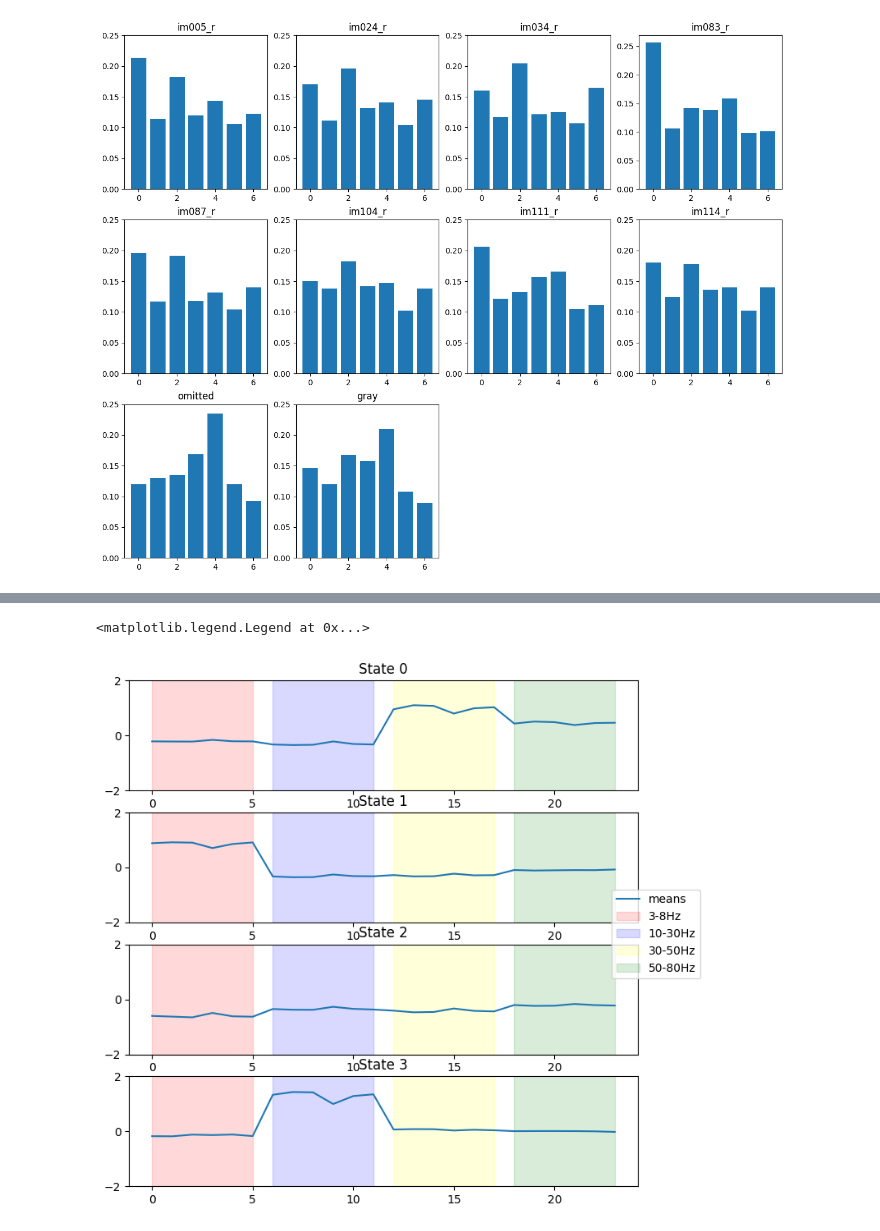
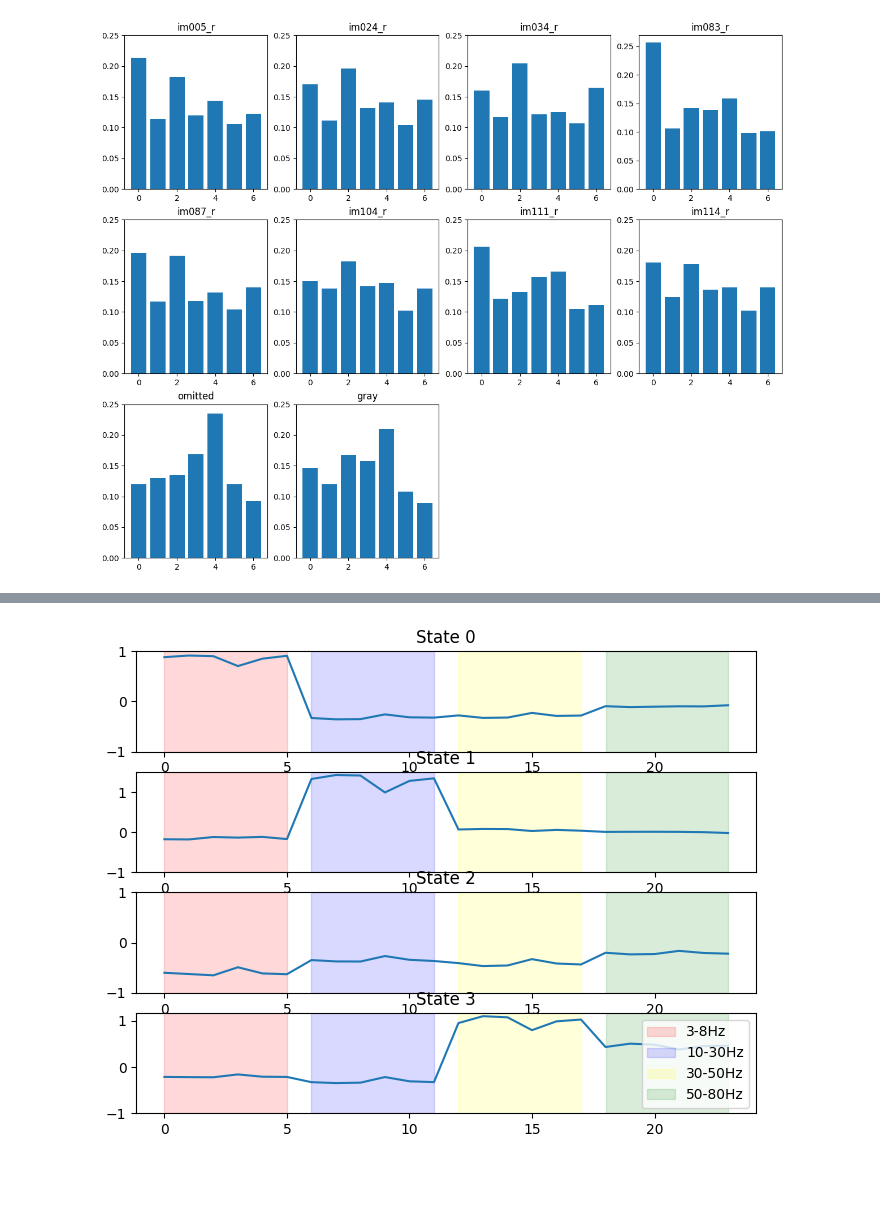
Before and after one commit to jerryjii/HMM, a Jupyter notebook: HMM_LFP.ipynb, the cells around one changed output, grey strips where cells are left out. Cells and saved outputs as stored; diff of their text form; code cells hidden in the pictures; blank space fills up the shorter version.

```diff
--- a/HMM_LFP.ipynb
+++ b/HMM_LFP.ipynb
@@ -662,21 +534,0 @@ for s_idx, s in tqdm(enumerate(all_stims)):
-# %%
-u_preds=preds[u_mask==1]
-unique, counts = np.unique(u_preds, return_counts=True)
-for i, u in enumerate(unique):
-    distribution[-1][u] += counts[i]
-d = deepcopy(distribution)
-for i in range(10):
-    d[i] = d[i]/np.sum(d[i])
-fig,axs = plt.subplots(3,4,figsize=(15,12))
-for i in range(3):
-    for j in range(4):
-        try:
-            axs[i][j].bar(np.arange(4), d[i*4+j])
-        except:
-            axs[i][j].axis('off')
-            continue
-        try:
-            axs[i][j].set_title(all_stims[i*4+j])
-        except:
-            axs[i][j].set_title('gray')
-        axs[i][j].set_yticks(np.arange(0,0.41,0.05))
@@ -687,5 +535,5 @@ for i in range(3):
 # %%
-# getting the start and end of stim block 0
+# 5x downsample
 stim_pre = session.stimulus_presentations
 stim = stim_pre[stim_pre['stimulus_name'].str.contains('Natural')]
 stim = stim[stim['stimulus_block'] == 0]
@@ -693,7 +541,7 @@ stim_times = stim.start_time.values # all the start times
 stim_ids = stim.index.values # all the stimulus ids
 start = stim.iloc[0].start_time
 end = stim.iloc[-1].end_time
-master_time = np.arange(start-0.25-0.4, end, 1/250) # 250ms b4 start to end sliced by 4ms <- sampling rate of LFP; also 400ms before stim start to avoid edge effects
+master_time = np.arange(start-0.25-1, end+1, 1/250) # 1000ms buffer on both sides
 imgs = np.unique(stim['image_name'].values)
 lfpA_slice = probeA.sel(time=master_time, method='nearest')
 lfpB_slice = probeB.sel(time=master_time, method='nearest')
@@ -731,11 +575,12 @@ for i, Wn in enumerate(Wns): # checked, same output with processing each channel
     sos = butter(N=3, Wn=Wn, fs=250, btype='bandpass', output='sos') # butterworth
     all_channels_ff = sosfiltfilt(sos, all_channels)
     all_channels_env = hilbert(all_channels_ff)
-    all_channels_env_abs = np.abs(all_channels_env)
+    all_channels_env_abs = np.abs(all_channels_env) # type: ignore
     bands[i] = all_channels_env_abs
 bands = np.reshape(bands,(4*6, len(A_chan)))
 print(bands.shape)
-bands = bands[:,100:].T
+bands = bands[:,250:-250].T
+print(bands.shape)
 bands_z = zscore(bands, axis=1)
 bands_z_0 = zscore(bands, axis=0)
 print(bands_z.shape)
@@ -1042,16 +891,16 @@ preds = model.predict(bands_z_0)
 # %%
-fig, axs=plt.subplots(len(model.means_),1,figsize=(8,8))
+fig, axs=plt.subplots(len(model.means_),1,figsize=(8,6))
 for i in range(len(model.means_)):
     axs[i].plot(model.means_[i])
-    axs[i].set_yticks(np.linspace(-2,2,3))
+    axs[i].set_yticks(np.linspace(-1.,1.,3))
     #axs[i].axhlines(0, 0, len(model.means_[i]), color='r')
     axs[i].axvspan(0, 5, alpha=0.15, color='red', label='3-8Hz')
     axs[i].axvspan(6, 11, alpha=0.15, color='blue', label='10-30Hz')
     axs[i].axvspan(12, 17, alpha=0.15, color='yellow', label='30-50Hz')
     axs[i].axvspan(18, 23, alpha=0.15, color='green', label='50-80Hz')
     axs[i].set_title(f'State {i}')
-fig.legend(['means','3-8Hz','10-30Hz','30-50Hz','50-80Hz'], loc='center right')
+    axs[i].xaxis.set_ticks([])
+plt.legend();
 # %% [output]
-<matplotlib.legend.Legend at 0x...>
-[figure, old version]
+[figure, new version]
 # %%
```
Also changed, not shown: parts of 94 cells of this notebook.
